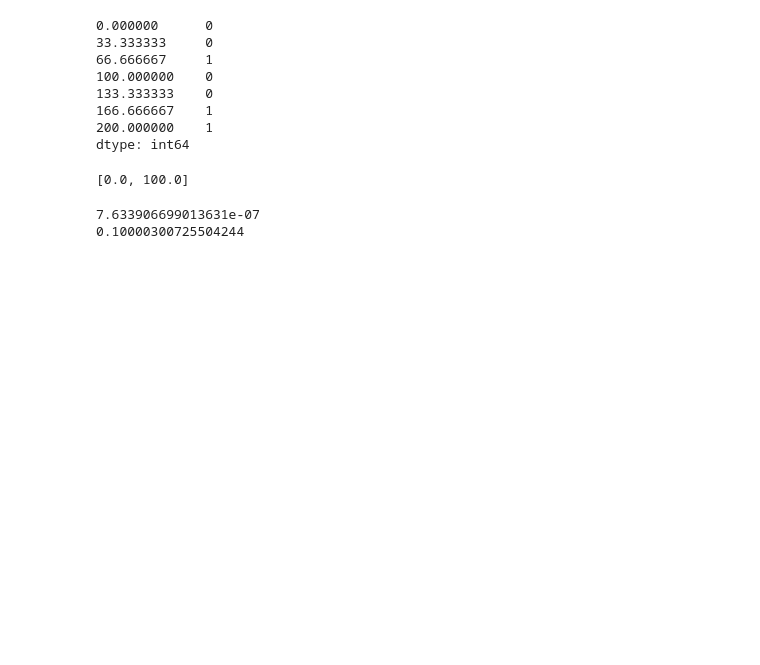
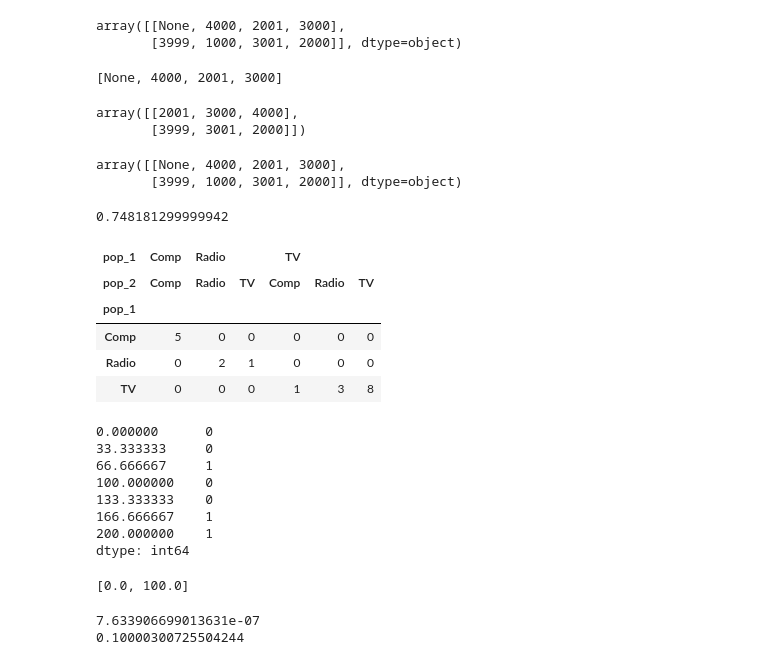
Before and after one commit to lennartebert/explaining_concept_drift, a Jupyter notebook: quick filter.ipynb, the cells around one changed output. Saved outputs shown, nothing was run; the diff lists cells and outputs as text; code cells hidden in the pictures; blank space fills up the shorter version.

```diff
--- a/quick filter.ipynb
+++ b/quick filter.ipynb
@@ -56,3 +117,74 @@ def get_change_points(series, threshold, min_observations_below, min_distance_ch
+# %%
+from operator import itemgetter
+
+pop_1_counter = Counter(array_1)
+pop_2_counter = Counter(array_2)
+result_array = []
+
+keys = list(pop_1_counter.keys() | pop_2_counter.keys())
+result_array = []
+
+for dict in [pop_1_counter, pop_2_counter]:
+    result_array.append([dict.get(key) for key in keys])
+
+np.array(result_array)
+# %% [output]
+array([[None, 4000, 2001, 3000],
+       [3999, 1000, 3001, 2000]], dtype=object)
+# %%
+[pop_1_counter.get(key) for key in keys]
+# %% [output]
+[None, 4000, 2001, 3000]
+# %%
+from collections import Counter
+def no_pandas(array_1, array_2):
+    pop_1_counter = Counter(array_1)
+    pop_2_counter = Counter(array_2)
+
+    result_array = []
+
+    for (k,v), (k2,v2) in zip(pop_1_counter.items(), pop_2_counter.items()):
+            result_array.append([v, v2])
+
+    result = np.array(result_array).transpose()
+    return result
+no_pandas(array_1, array_2)
+# %% [output]
+array([[2001, 3000, 4000],
+       [3999, 3001, 2000]])
+# %%
+def no_pandas2(array_1, array_2):
+    pop_1_counter = Counter(array_1)
+    pop_2_counter = Counter(array_2)
+    result_array = []
+
+    keys = list(pop_1_counter.keys() | pop_2_counter.keys())
+    result_array = []
+
+    for dict in [pop_1_counter, pop_2_counter]:
+        result_array.append([dict.get(key) for key in keys])
+
+    return np.array(result_array)
+no_pandas2(array_1, array_2)
+# %% [output]
+array([[None, 4000, 2001, 3000],
+       [3999, 1000, 3001, 2000]], dtype=object)
+# %%
+counter_implementation = timeit.Timer(lambda: no_pandas2(array_1, array_2)).timeit(number=1000)
+counter_implementation
+# %% [output]
+0.748181299999942
+# %%
+df.groupby(['pop_1']).count()
+
+pd.crosstab(index=df['pop_1'], columns=[df['pop_1'],df['pop_2']])
+# %% [output]
+| pop_1 | Comp | Radio |  | TV |  |  |
+| pop_2 | Comp | Radio | TV | Comp | Radio | TV |
+| pop_1 |  |  |  |  |  |  |
+| Comp | 5 | 0 | 0 | 0 | 0 | 0 |
+| Radio | 0 | 2 | 1 | 0 | 0 | 0 |
+| TV | 0 | 0 | 0 | 1 | 3 | 8 |
 # %%
 import pandas as pd
 import numpy as np
```
Also changed, not shown: parts of 8 cells of this notebook, 6 other files.
